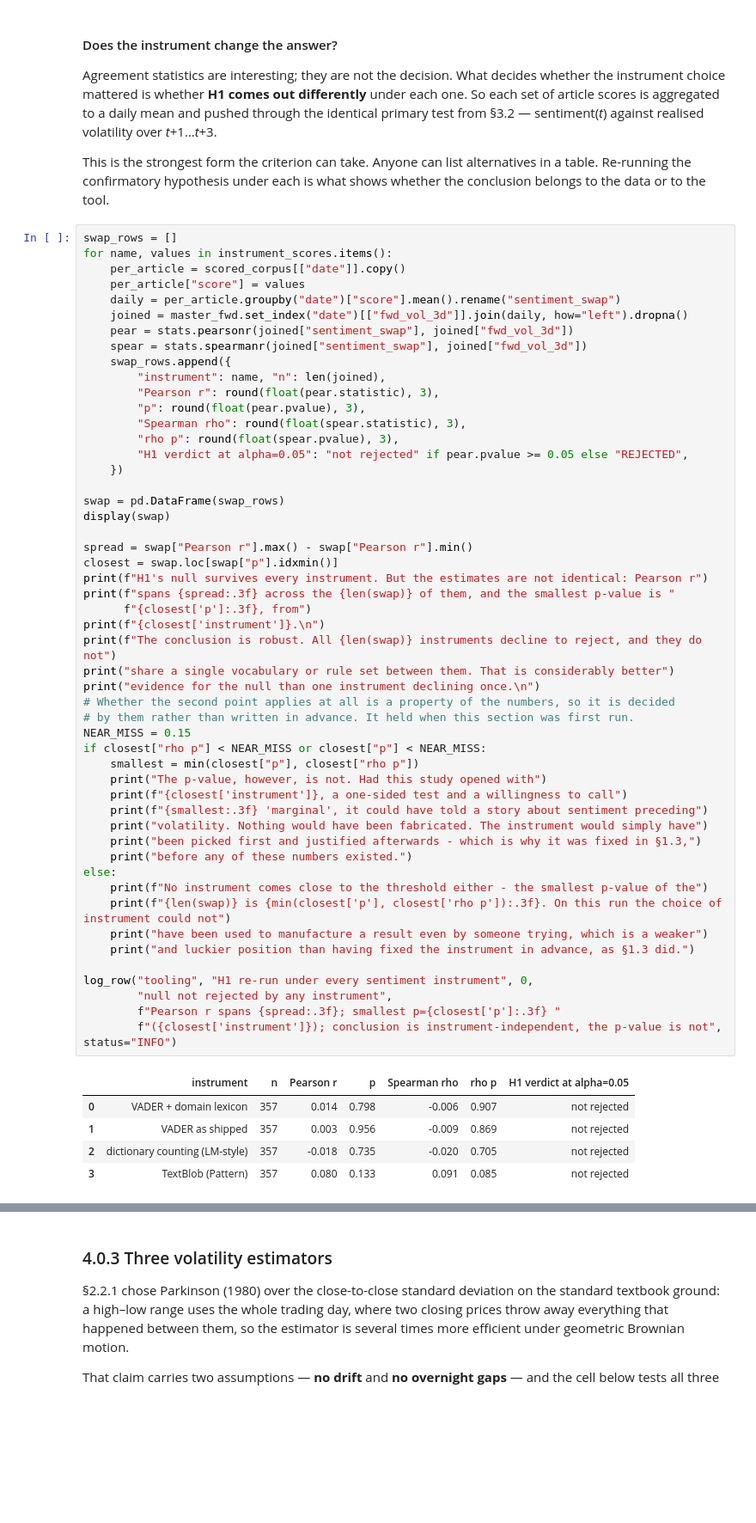
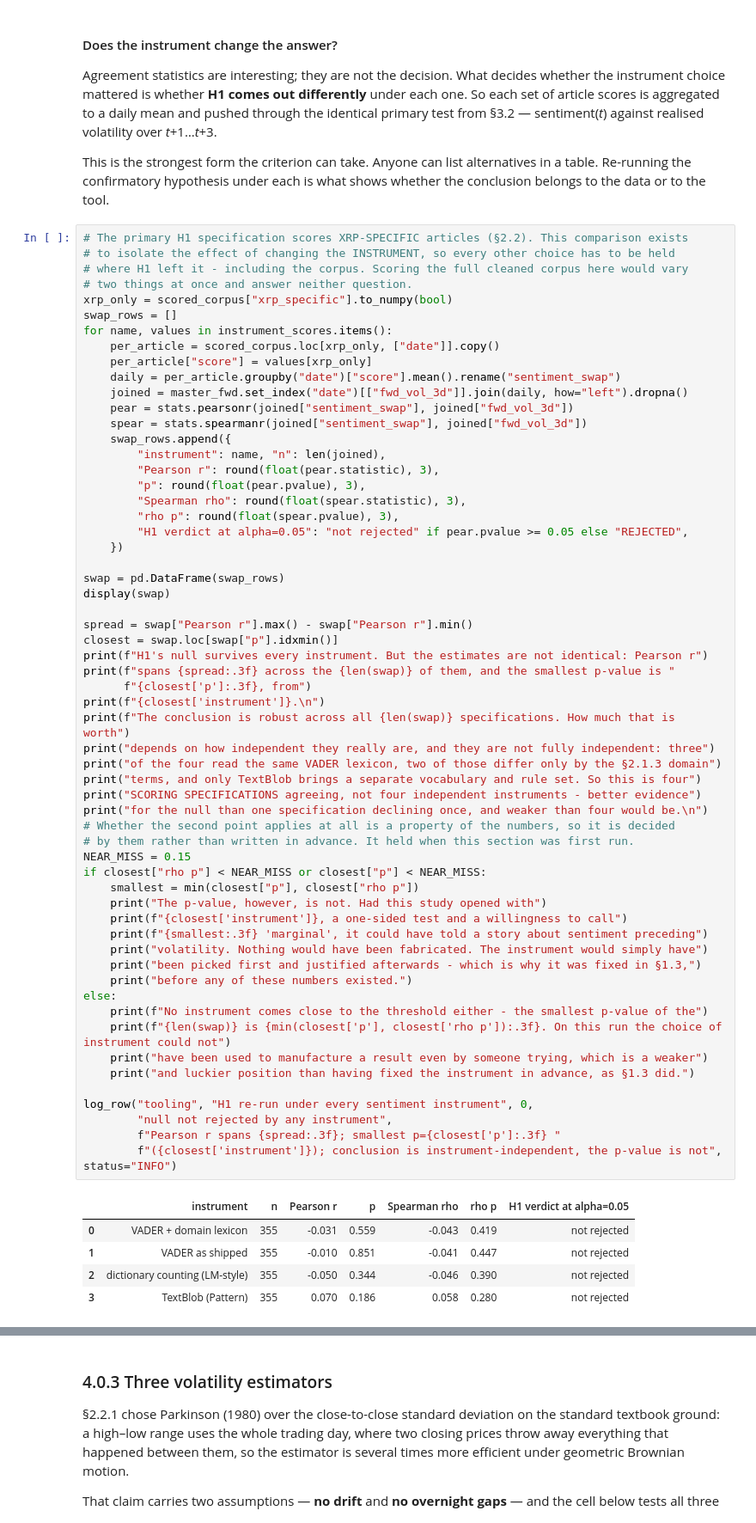
Before and after one commit to fdis111/News-Sentiment-and-XRP-Price-Volatility, a Jupyter notebook: notebook.ipynb, the cells around one changed output, grey strips where cells are left out. Shown at 86% size. Saved outputs shown, nothing was run; the diff lists cells and outputs as text; blank space fills up the shorter version.

```diff
--- a/notebook.ipynb
+++ b/notebook.ipynb
@@ -8845,10 +8892,15 @@ This is the strongest form the criterion can take. Anyone can list alternatives
 Re-running the confirmatory hypothesis under each is what shows whether the conclusion
 belongs to the data or to the tool.
 # %%
+# The primary H1 specification scores XRP-SPECIFIC articles (§2.2). This comparison exists
+# to isolate the effect of changing the INSTRUMENT, so every other choice has to be held
+# where H1 left it - including the corpus. Scoring the full cleaned corpus here would vary
+# two things at once and answer neither question.
+xrp_only = scored_corpus["xrp_specific"].to_numpy(bool)
 swap_rows = []
 for name, values in instrument_scores.items():
-    per_article = scored_corpus[["date"]].copy()
-    per_article["score"] = values
+    per_article = scored_corpus.loc[xrp_only, ["date"]].copy()
+    per_article["score"] = values[xrp_only]
     daily = per_article.groupby("date")["score"].mean().rename("sentiment_swap")
     joined = master_fwd.set_index("date")[["fwd_vol_3d"]].join(daily, how="left").dropna()
     pear = stats.pearsonr(joined["sentiment_swap"], joined["fwd_vol_3d"])
@@ -8867,38 +8919,41 @@ display(swap)
 
 spread = swap["Pearson r"].max() - swap["Pearson r"].min()
 closest = swap.loc[swap["p"].idxmin()]
 print(f"H1's null survives every instrument. But the estimates are not identical: Pearson r")
 print(f"spans {spread:.3f} across the {len(swap)} of them, and the smallest p-value is "
       f"{closest['p']:.3f}, from")
 print(f"{closest['instrument']}.\n")
-print(f"The conclusion is robust. All {len(swap)} instruments decline to reject, and they do not")
-print("share a single vocabulary or rule set between them. That is considerably better")
-print("evidence for the null than one instrument declining once.\n")
+print(f"The conclusion is robust across all {len(swap)} specifications. How much that is worth")
+print("depends on how independent they really are, and they are not fully independent: three")
+print("of the four read the same VADER lexicon, two of those differ only by the §2.1.3 domain")
+print("terms, and only TextBlob brings a separate vocabulary and rule set. So this is four")
+print("SCORING SPECIFICATIONS agreeing, not four independent instruments - better evidence")
+print("for the null than one specification declining once, and weaker than four would be.\n")
 # Whether the second point applies at all is a property of the numbers, so it is decided
 # by them rather than written in advance. It held when this section was first run.
 NEAR_MISS = 0.15
 if closest["rho p"] < NEAR_MISS or closest["p"] < NEAR_MISS:
     smallest = min(closest["p"], closest["rho p"])
     print("The p-value, however, is not. Had this study opened with")
     print(f"{closest['instrument']}, a one-sided test and a willingness to call")
     print(f"{smallest:.3f} 'marginal', it could have told a story about sentiment preceding")
     print("volatility. Nothing would have been fabricated. The instrument would simply have")
     print("been picked first and justified afterwards - which is why it was fixed in §1.3,")
     print("before any of these numbers existed.")
 else:
     print(f"No instrument comes close to the threshold either - the smallest p-value of the")
     print(f"{len(swap)} is {min(closest['p'], closest['rho p']):.3f}. On this run the choice of instrument could not")
     print("have been used to manufacture a result even by someone trying, which is a weaker")
     print("and luckier position than having fixed the instrument in advance, as §1.3 did.")
 
 log_row("tooling", "H1 re-run under every sentiment instrument", 0,
         "null not rejected by any instrument",
         f"Pearson r spans {spread:.3f}; smallest p={closest['p']:.3f} "
         f"({closest['instrument']}); conclusion is instrument-independent, the p-value is not", status="INFO")
 # %% [output]
 |  | instrument | n | Pearson r | p | Spearman rho | rho p | H1 verdict at alpha=0.05 |
-| 0 | VADER + domain lexicon | 357 | 0.014 | 0.798 | -0.006 | 0.907 | not rejected |
-| 1 | VADER as shipped | 357 | 0.003 | 0.956 | -0.009 | 0.869 | not rejected |
-| 2 | dictionary counting (LM-style) | 357 | -0.018 | 0.735 | -0.020 | 0.705 | not rejected |
-| 3 | TextBlob (Pattern) | 357 | 0.080 | 0.133 | 0.091 | 0.085 | not rejected |
+| 0 | VADER + domain lexicon | 355 | -0.031 | 0.559 | -0.043 | 0.419 | not rejected |
+| 1 | VADER as shipped | 355 | -0.010 | 0.851 | -0.041 | 0.447 | not rejected |
+| 2 | dictionary counting (LM-style) | 355 | -0.050 | 0.344 | -0.046 | 0.390 | not rejected |
+| 3 | TextBlob (Pattern) | 355 | 0.070 | 0.186 | 0.058 | 0.280 | not rejected |
 H1's null survives every instrument. But the estimates are not identical: Pearson r
```
Also changed, not shown: parts of 13 cells of this notebook, 2 other files.
